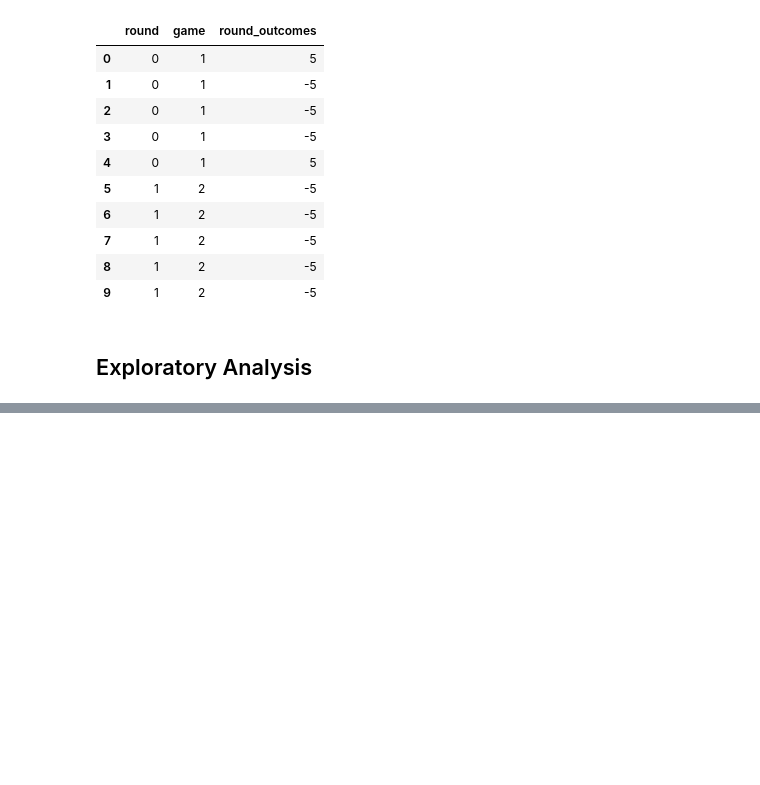
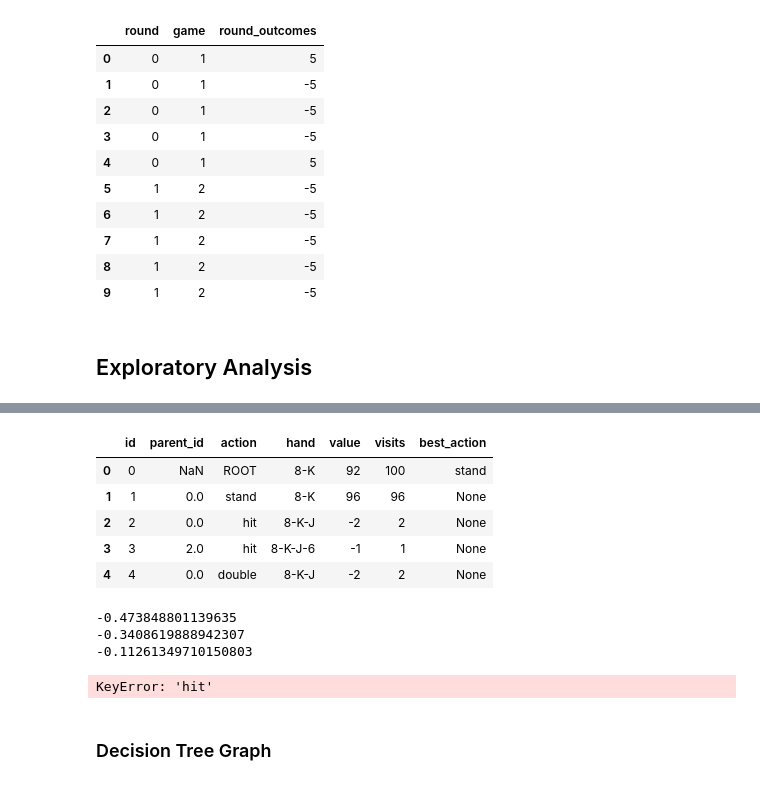
Before and after one commit to ManuelLopezMe/Lets-Go-Gambling, a Jupyter notebook: Simulation_Analysis.ipynb, the cells around one changed output, grey strips where cells are left out. Saved outputs shown, nothing was run; the diff lists cells and outputs as text; code cells hidden in the pictures; blank space fills up the shorter version.

Commit message:
add MCTS graph

```diff
--- a/Simulation_Analysis.ipynb
+++ b/Simulation_Analysis.ipynb
@@ -73,0 +133,19 @@ game_data = game_data.explode('round_outcomes').reset_index(names='round')
+# %%
+df
+# %% [output]
+|  | id | parent_id | action | hand | value | visits | best_action |
+| 0 | 0 | NaN | ROOT | 8-K | 92 | 100 | stand |
+| 1 | 1 | 0.0 | stand | 8-K | 96 | 96 | None |
+| 2 | 2 | 0.0 | hit | 8-K-J | -2 | 2 | None |
+| 3 | 3 | 2.0 | hit | 8-K-J-6 | -1 | 1 | None |
+| 4 | 4 | 0.0 | double | 8-K-J | -2 | 2 | None |
+# %%
+for i in data:
+    print(i['uct_values']['hit'])
+# %% [output]
+-0.473848801139635
+-0.3408619888942307
+-0.11261349710150803
+KeyError: 'hit'
+# %% [markdown]
+### Decision Tree Graph
```
Also changed, not shown: parts of 7 cells of this notebook.
